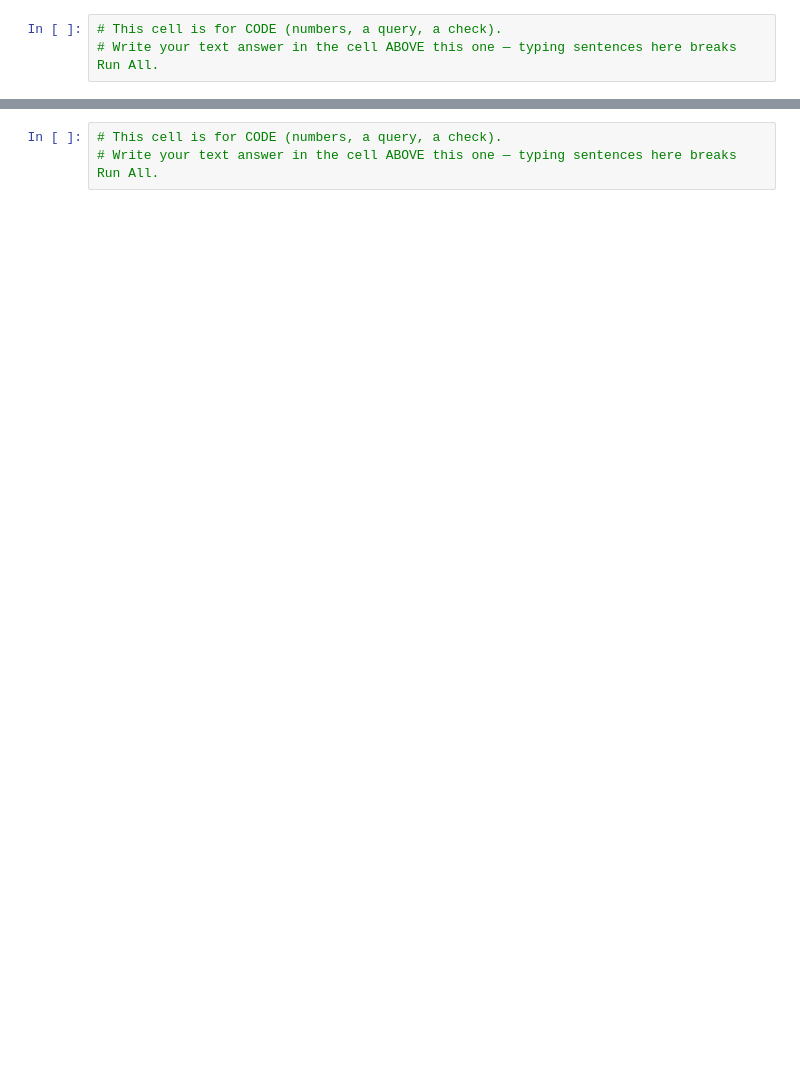
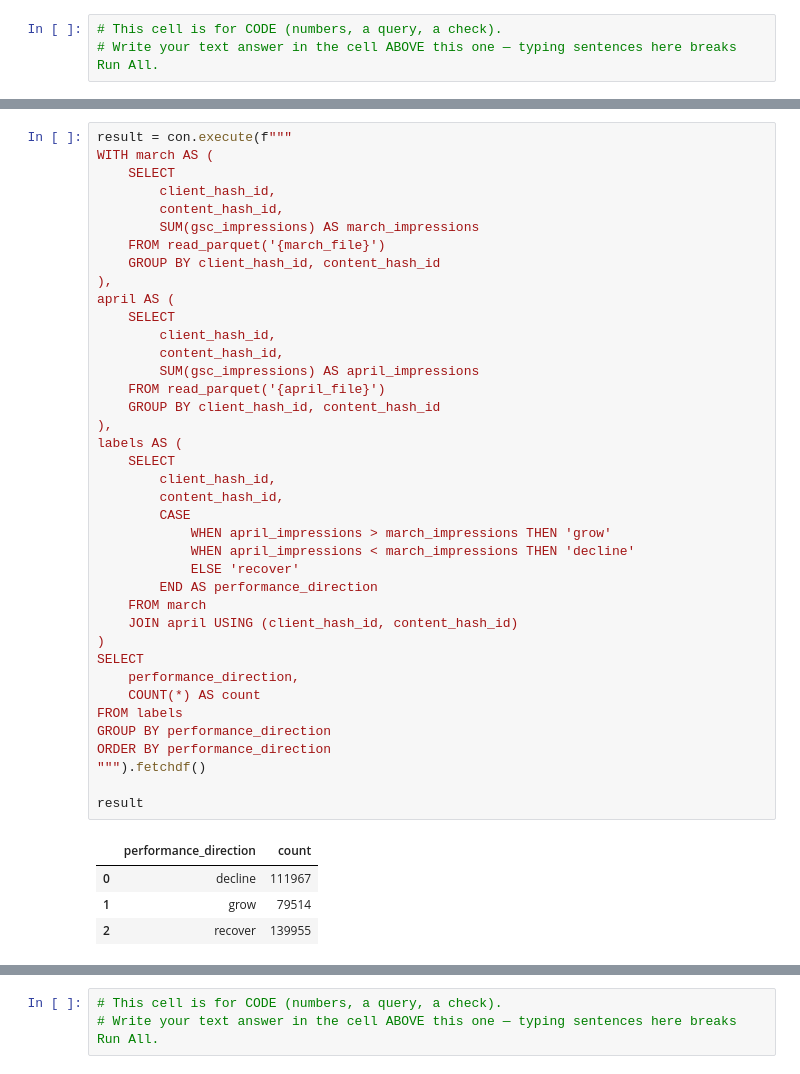
Before and after one commit to HarshiniChebrolu/Flyrank-ml-internship, a Jupyter notebook: work/notebooks/w03_data_contract.ipynb, the cells around one changed output, grey strips where cells are left out. Saved outputs shown, nothing was run; the diff lists cells and outputs as text; blank space fills up the shorter version.

```diff
--- a/work/notebooks/w03_data_contract.ipynb
+++ b/work/notebooks/w03_data_contract.ipynb
@@ -19,0 +296,44 @@ This skeleton is yours to fill. Work the sections **in order** — each one has
+# %%
+result = con.execute(f"""
+WITH march AS (
+    SELECT
+        client_hash_id,
+        content_hash_id,
+        SUM(gsc_impressions) AS march_impressions
+    FROM read_parquet('{march_file}')
+    GROUP BY client_hash_id, content_hash_id
+),
+april AS (
+    SELECT
+        client_hash_id,
+        content_hash_id,
+        SUM(gsc_impressions) AS april_impressions
+    FROM read_parquet('{april_file}')
+    GROUP BY client_hash_id, content_hash_id
+),
+labels AS (
+    SELECT
+        client_hash_id,
+        content_hash_id,
+        CASE
+            WHEN april_impressions > march_impressions THEN 'grow'
+            WHEN april_impressions < march_impressions THEN 'decline'
+            ELSE 'recover'
+        END AS performance_direction
+    FROM march
+    JOIN april USING (client_hash_id, content_hash_id)
+)
+SELECT
+    performance_direction,
+    COUNT(*) AS count
+FROM labels
+GROUP BY performance_direction
+ORDER BY performance_direction
+""").fetchdf()
+
+result
+# %% [output]
+|  | performance_direction | count |
+| 0 | decline | 111967 |
+| 1 | grow | 79514 |
+| 2 | recover | 139955 |
```
Also changed, not shown: parts of 31 cells of this notebook.
